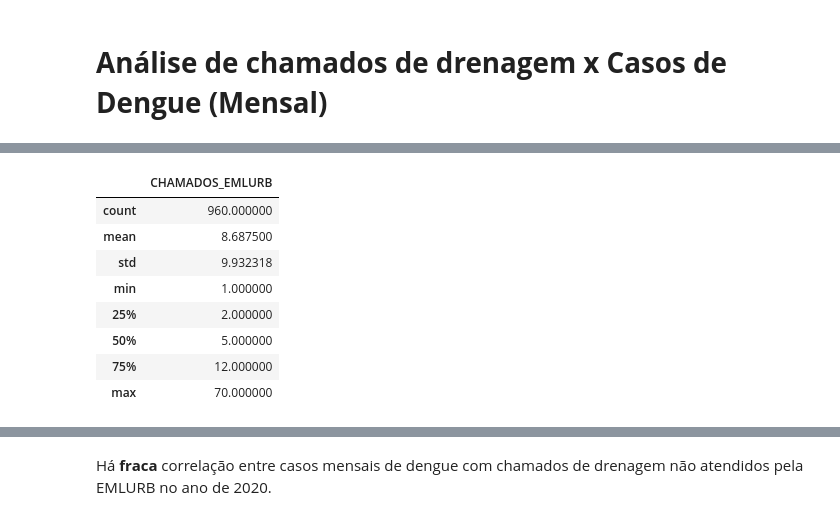
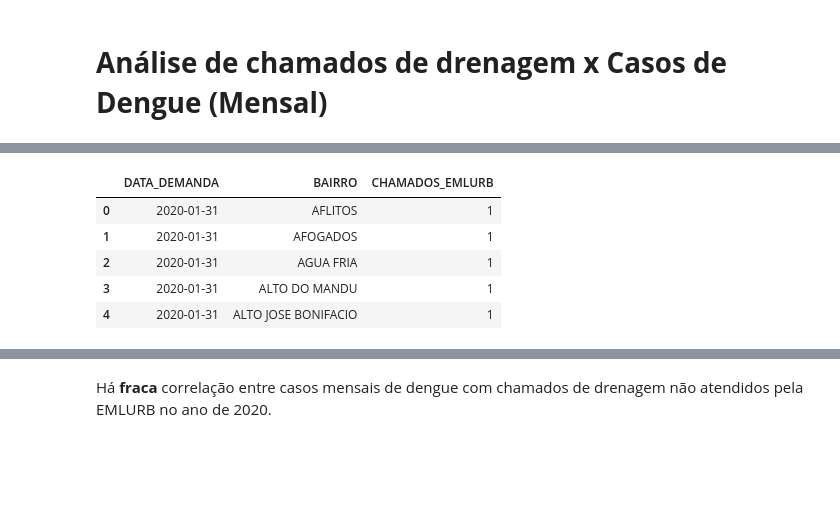
Before and after one commit to HiagoAD/GDI2, a Jupyter notebook: Project_1.ipynb, the cells around one changed output, grey strips where cells are left out. Drawn from its saved outputs; the diff is of its cells as text; code cells hidden in the pictures; blank space fills up the shorter version.

```diff
--- a/Project_1.ipynb
+++ b/Project_1.ipynb
@@ -55,3 +51,0 @@ crossed_info.head()
-# %%
-pd.set_option('display.max_rows', None)
-print(crossed_info)
@@ -193,16 +189,13 @@ emlurb_data.describe()
 # %%
 emlurb_data = emlurb_data.groupby([pd.Grouper(key="DATA_DEMANDA", freq="M"), "BAIRRO"]).size().reset_index(name="CHAMADOS_EMLURB")
-emlurb_data.describe()
+emlurb_data.head()
 # %% [output]
-|  | CHAMADOS_EMLURB |
-| count | 960.000000 |
-| mean | 8.687500 |
-| std | 9.932318 |
-| min | 1.000000 |
-| 25% | 2.000000 |
-| 50% | 5.000000 |
-| 75% | 12.000000 |
-| max | 70.000000 |
+|  | DATA_DEMANDA | BAIRRO | CHAMADOS_EMLURB |
+| 0 | 2020-01-31 | AFLITOS | 1 |
+| 1 | 2020-01-31 | AFOGADOS | 1 |
+| 2 | 2020-01-31 | AGUA FRIA | 1 |
+| 3 | 2020-01-31 | ALTO DO MANDU | 1 |
+| 4 | 2020-01-31 | ALTO JOSE BONIFACIO | 1 |
 # %%
 crossed_info = pd.merge(dengue_data, emlurb_data, left_on=["no_bairro_residencia","dt_notificacao"],right_on=["BAIRRO", "DATA_DEMANDA"])
 crossed_info.head()
```
Also changed, not shown: parts of 24 cells of this notebook.
